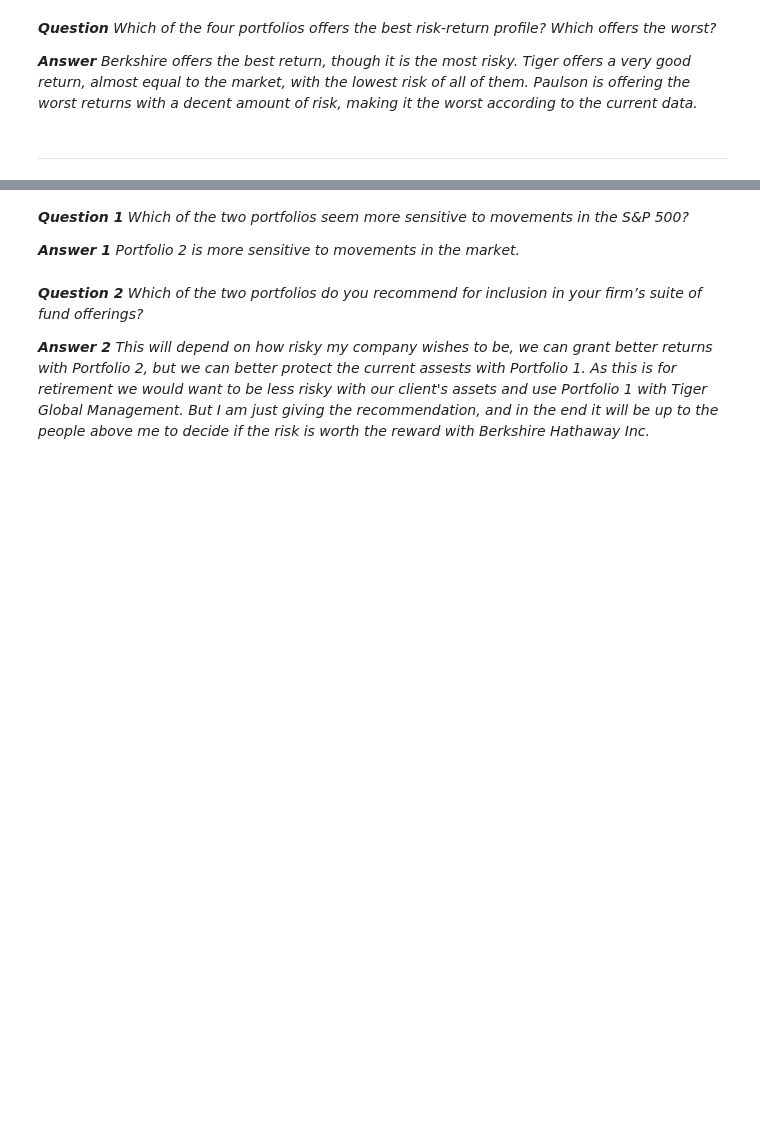
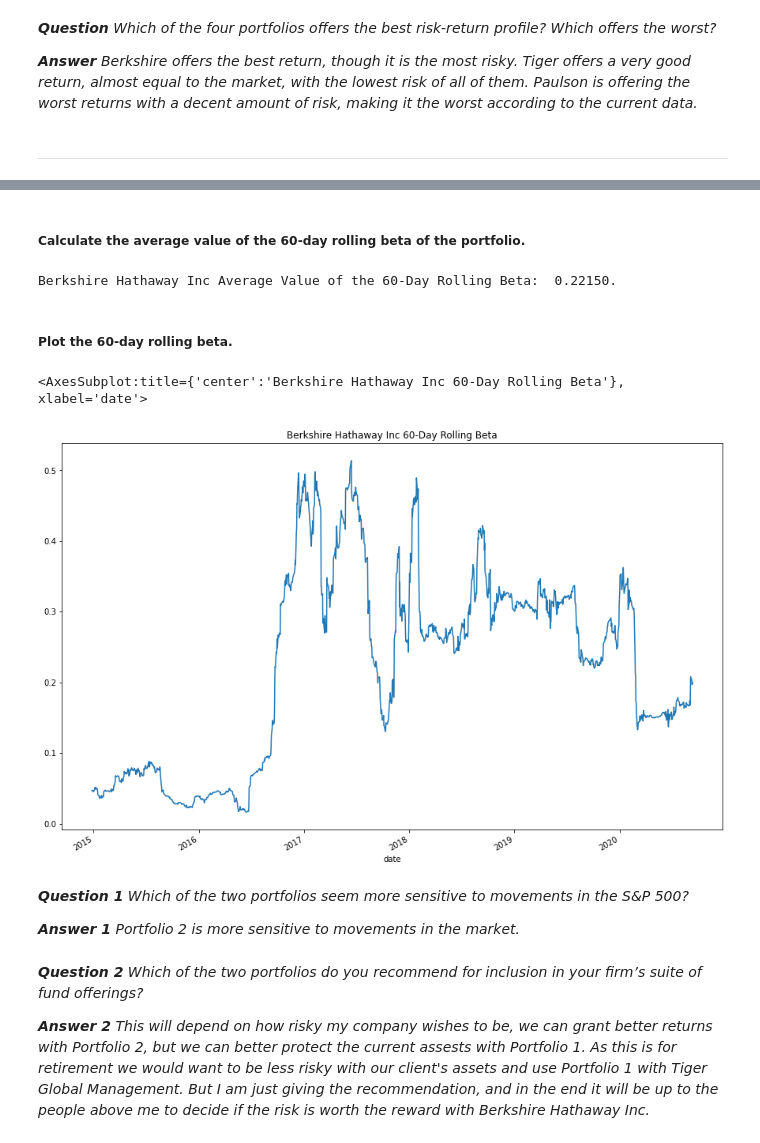
Before and after one commit to MC-Stream/The-Silver-Room, a Jupyter notebook: Module4-C/Starter_Code/risk_return_analysis.ipynb, the cells around one changed output, grey strips where cells are left out. Drawn from its saved outputs; the diff is of its cells as text; code cells hidden in the pictures; blank space fills up the shorter version.

```diff
--- a/Module4-C/Starter_Code/risk_return_analysis.ipynb
+++ b/Module4-C/Starter_Code/risk_return_analysis.ipynb
@@ -630,3 +523,19 @@ bhi_60_rolling_beta.plot(figsize = (15, 10), title = "BHI 60-Day Rolling Beta")
+# %% [markdown]
+##### Calculate the average value of the 60-day rolling beta of the portfolio.
+# %%
+# Calculates the average of the 60-day rolling beta.
+bhi_60_rolling_avb = bhi_60_rolling_beta.mean()
+print(f"Berkshire Hathaway Inc Average Value of the 60-Day Rolling Beta: {bhi_60_rolling_avb: .5f}.")
+# %% [output]
+Berkshire Hathaway Inc Average Value of the 60-Day Rolling Beta:  0.22150.
+# %% [markdown]
+##### Plot the 60-day rolling beta.
+# %%
+# Plots the rolling beta.
+bhi_60_rolling_beta.plot(figsize = (15, 10), title = "Berkshire Hathaway Inc 60-Day Rolling Beta")
+# %% [output]
+<AxesSubplot:title={'center':'Berkshire Hathaway Inc 60-Day Rolling Beta'}, xlabel='date'>
+[figure, added]
 # %% [markdown]
 ***Question 1** Which of the two portfolios seem more sensitive to movements in the S&P 500?*
 
```
Also changed, not shown: parts of 79 cells of this notebook, 1 other file.
